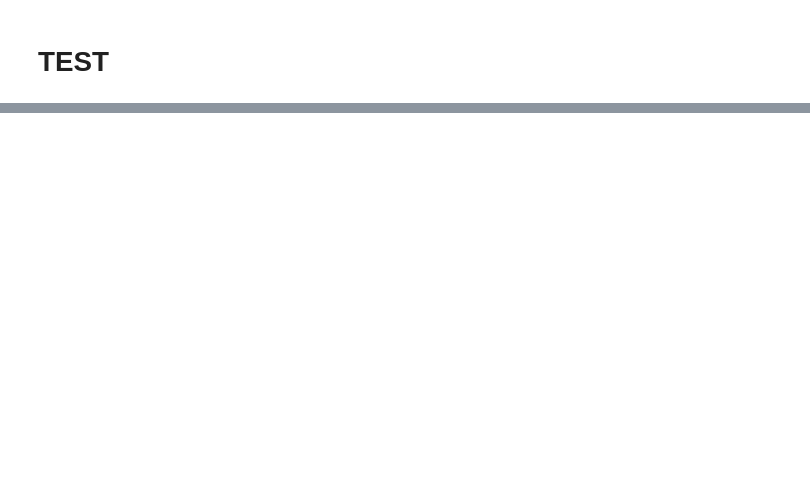
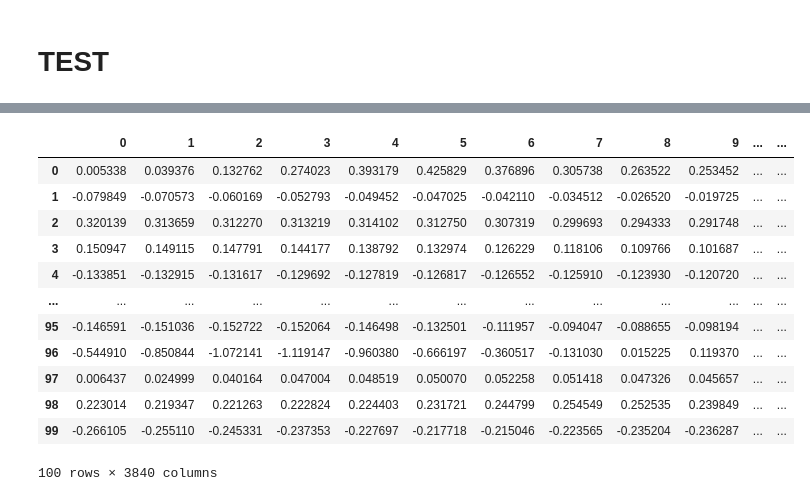
Before and after one commit to avocadopelvis/mental-workload, a Jupyter notebook: mental_load_data.ipynb, the cells around one changed output, grey strips where cells are left out. Saved outputs shown, nothing was run; the diff lists cells and outputs as text; code cells hidden in the pictures; blank space fills up the shorter version.

```diff
--- a/mental_load_data.ipynb
+++ b/mental_load_data.ipynb
@@ -134,0 +288,64 @@ while n < 76801:
+# %%
+final1 = []
+data = pd.read_csv("/content/drive/MyDrive/MENTAL-LOAD-DATASET/006/inf_ecg.csv")
+rest_data = pd.read_csv("/content/drive/MyDrive/MENTAL-LOAD-DATASET/006/inf_resting.csv")
+
+# drop columns in data
+data = data.drop(["Trial 2:2back", "Trial 4:2back"], axis = 1)
+
+# get resting ecg column
+rest_data = rest_data["Resting_ECG"]
+
+data = pd.concat([rest_data, data], axis = 1)
+
+#iterate through data's columns i.e ["Resting_ECG", "Trial 1:0back", "Trial 3:3back", "Trial 5:3back", "Trial 6:0back"]
+for col in data.columns:
+  #take a single column
+  data_col = data[col]
+
+  # convert column (df) to numpy array
+  # data_arr = data_col.to_numpy()
+
+  # FILTER THE SIGNAL
+  def bandpass(lowcut, highcut, order=5):
+      nyq = 0.5 * fs
+      low = lowcut / nyq
+      high = highcut / nyq
+      b, a = butter(order, [low, high], btype='band')
+      return b, a
+
+  fs = 256
+  lowcut = 0.1
+  highcut = 45
+  b,a = bandpass(lowcut,highcut)
+  ecg_raw = data_col
+  ecg_filter = lfilter(b,a,ecg_raw)
+
+  # BREAK THE SIGNAL
+  m = 0
+  n = 3840
+
+  #gets 20 rows from a column
+  while n < 76801:
+    row = ecg_filter[m:n]
+    #append to final
+    final1.append(row)
+    m += 3840
+    n += 3840
+
+test = pd.DataFrame(final1)
+test
+# %% [output]
+|  | 0 | 1 | 2 | 3 | 4 | 5 | 6 | 7 | 8 | 9 | ... | ... |
+| 0 | 0.005338 | 0.039376 | 0.132762 | 0.274023 | 0.393179 | 0.425829 | 0.376896 | 0.305738 | 0.263522 | 0.253452 | ... | ... |
+| 1 | -0.079849 | -0.070573 | -0.060169 | -0.052793 | -0.049452 | -0.047025 | -0.042110 | -0.034512 | -0.026520 | -0.019725 | ... | ... |
+| 2 | 0.320139 | 0.313659 | 0.312270 | 0.313219 | 0.314102 | 0.312750 | 0.307319 | 0.299693 | 0.294333 | 0.291748 | ... | ... |
+| 3 | 0.150947 | 0.149115 | 0.147791 | 0.144177 | 0.138792 | 0.132974 | 0.126229 | 0.118106 | 0.109766 | 0.101687 | ... | ... |
+| 4 | -0.133851 | -0.132915 | -0.131617 | -0.129692 | -0.127819 | -0.126817 | -0.126552 | -0.125910 | -0.123930 | -0.120720 | ... | ... |
+| ... | ... | ... | ... | ... | ... | ... | ... | ... | ... | ... | ... | ... |
+| 95 | -0.146591 | -0.151036 | -0.152722 | -0.152064 | -0.146498 | -0.132501 | -0.111957 | -0.094047 | -0.088655 | -0.098194 | ... | ... |
+| 96 | -0.544910 | -0.850844 | -1.072141 | -1.119147 | -0.960380 | -0.666197 | -0.360517 | -0.131030 | 0.015225 | 0.119370 | ... | ... |
+| 97 | 0.006437 | 0.024999 | 0.040164 | 0.047004 | 0.048519 | 0.050070 | 0.052258 | 0.051418 | 0.047326 | 0.045657 | ... | ... |
+| 98 | 0.223014 | 0.219347 | 0.221263 | 0.222824 | 0.224403 | 0.231721 | 0.244799 | 0.254549 | 0.252535 | 0.239849 | ... | ... |
+| 99 | -0.266105 | -0.255110 | -0.245331 | -0.237353 | -0.227697 | -0.217718 | -0.215046 | -0.223565 | -0.235204 | -0.236287 | ... | ... |
+100 rows × 3840 columns
```
Also changed, not shown: parts of 15 cells of this notebook.
